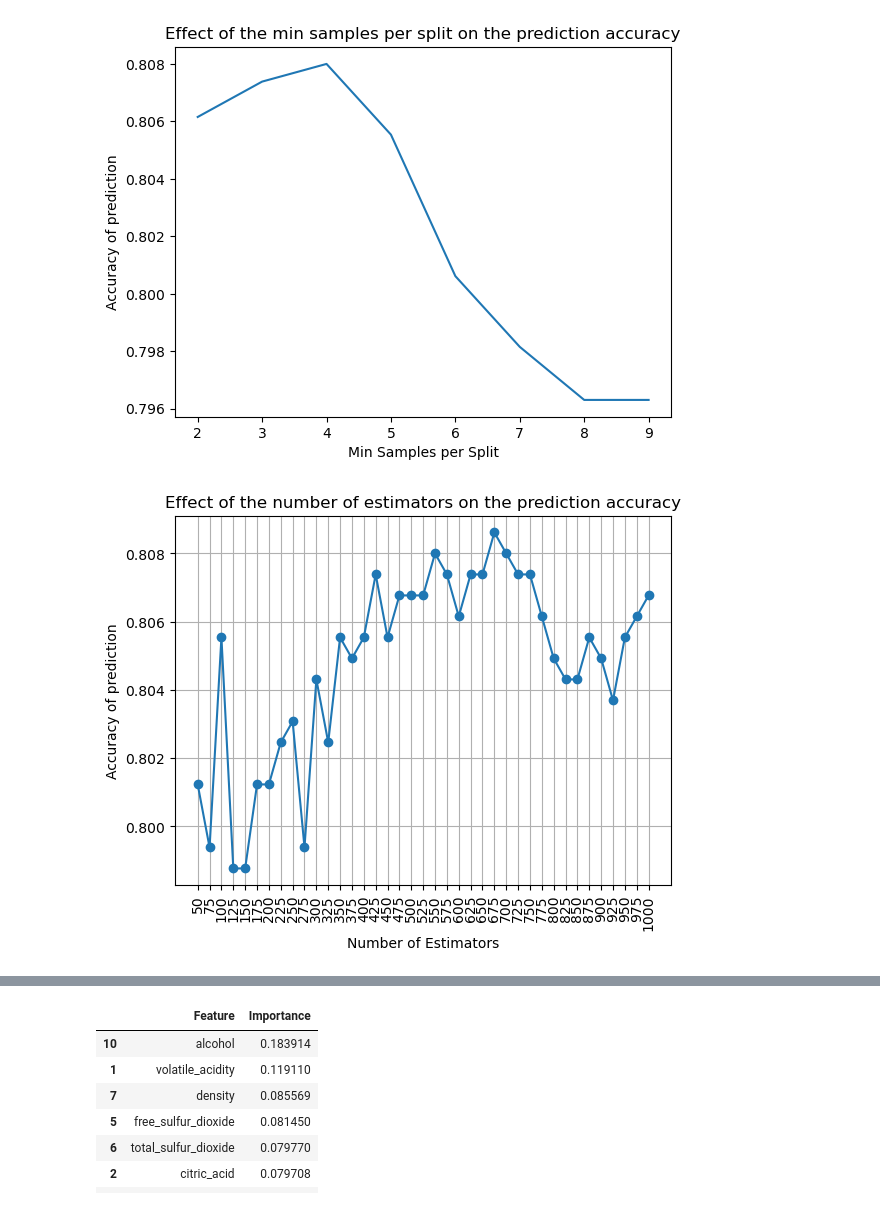
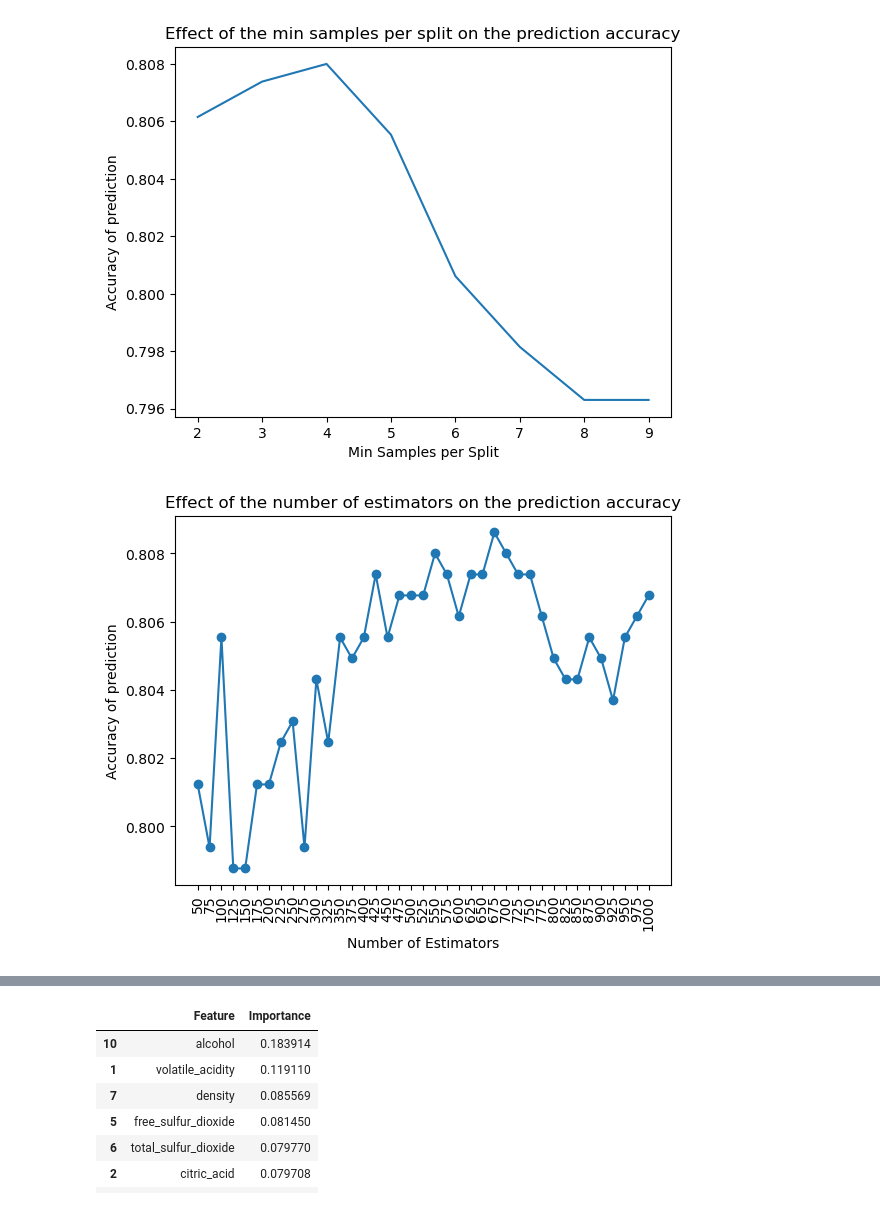
Before and after one commit to Dave232232/wine-quality, a Jupyter notebook: wine_quallity_dave_v3.ipynb, the cells around one changed output, grey strips where cells are left out. Drawn from its saved outputs; the diff is of its cells as text; code cells hidden in the pictures.

```diff
--- a/wine_quallity_dave_v3.ipynb
+++ b/wine_quallity_dave_v3.ipynb
@@ -636,26 +542,26 @@ plt.show()
 # %%
 #tuning around n_estimators
 
 X_train_scaled, X_test_scaled, y_train, y_test = train_test_scale_function(wine_data_encoded_cat,"ert")
 
 
 n=1000
 accuracy=[]
 for i in range(50,n+1,25):
     ert_model=ExtraTreesClassifier(random_state=42, n_estimators=i+1)
     ert_model=ert_model.fit(X_train_scaled,y_train)
     predictions=ert_model.predict(X_test_scaled)
     accuracy.append(accuracy_score(y_test,predictions))
 
 plt.plot(range(50,n+1,25), accuracy, marker="o")
 plt.xticks(ticks=range(50,n+1,25), rotation=90)
-plt.grid(True)
+plt.grid=True
 plt.xlabel("Number of Estimators")
 plt.ylabel("Accuracy of prediction")
 plt.title("Effect of the number of estimators on the prediction accuracy")
 plt.show()
 # %% [output]
-[figure, old version]
+[figure, new version]
 # %%
 #tune around 675 for n estimators
 X_train_scaled, X_test_scaled, y_train, y_test = train_test_scale_function(wine_data_encoded_cat,"ert")
```
Also changed, not shown: parts of 36 cells of this notebook.
